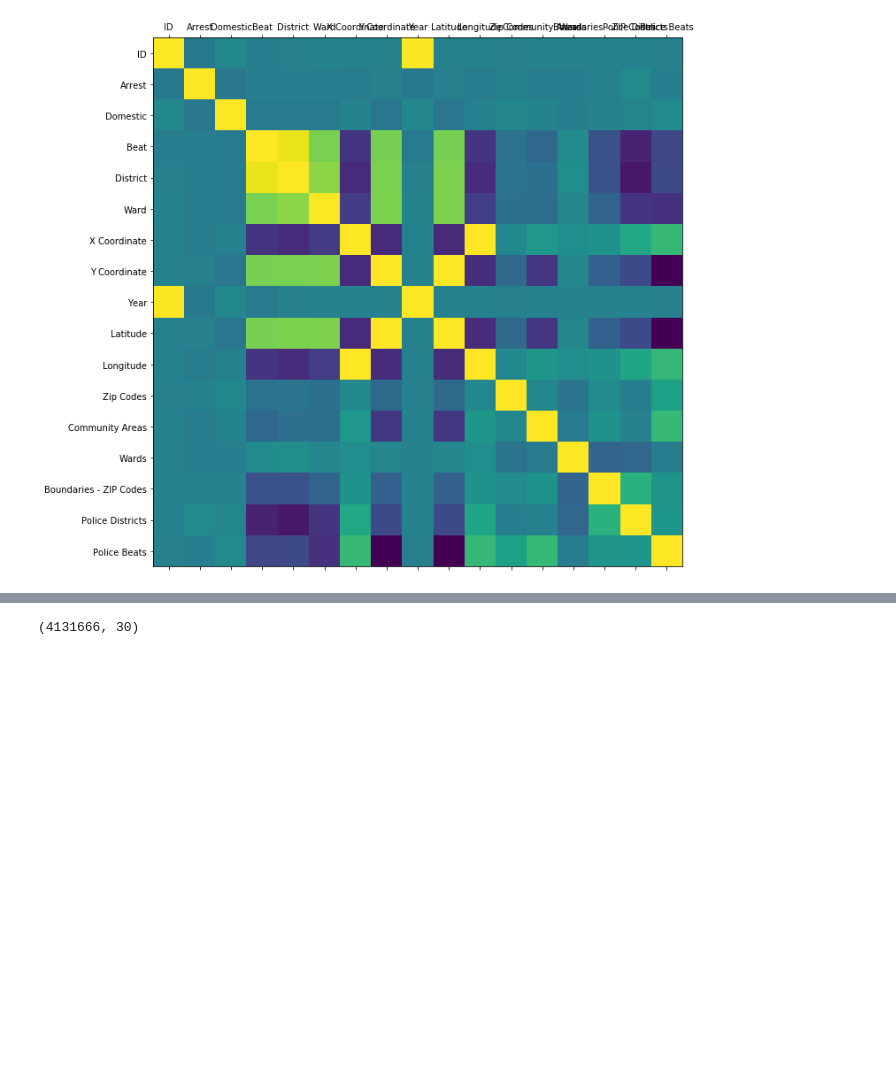
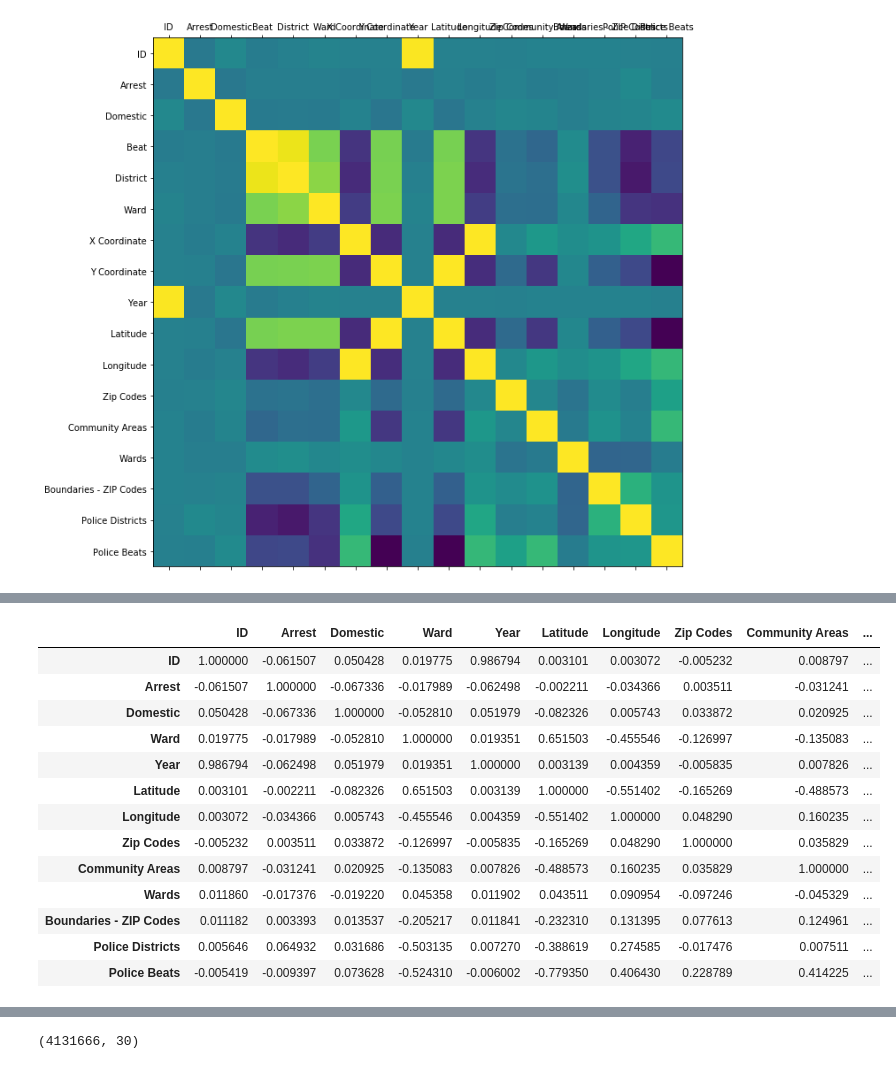
Before and after one commit to divyatv/MachineLearning_ChicagoCrime, a Jupyter notebook: divya_plots.ipynb, the cells around one changed output, grey strips where cells are left out. Cells and saved outputs as stored; diff of their text form; code cells hidden in the pictures; blank space fills up the shorter version.

```diff
--- a/divya_plots.ipynb
+++ b/divya_plots.ipynb
@@ -98,0 +105,17 @@ df.drop(['X Coordinate', 'Y Coordinate'], axis=1, inplace=True)
+# %%
+df.corr()
+# %% [output]
+|  | ID | Arrest | Domestic | Ward | Year | Latitude | Longitude | Zip Codes | Community Areas | ... |
+| ID | 1.000000 | -0.061507 | 0.050428 | 0.019775 | 0.986794 | 0.003101 | 0.003072 | -0.005232 | 0.008797 | ... |
+| Arrest | -0.061507 | 1.000000 | -0.067336 | -0.017989 | -0.062498 | -0.002211 | -0.034366 | 0.003511 | -0.031241 | ... |
+| Domestic | 0.050428 | -0.067336 | 1.000000 | -0.052810 | 0.051979 | -0.082326 | 0.005743 | 0.033872 | 0.020925 | ... |
+| Ward | 0.019775 | -0.017989 | -0.052810 | 1.000000 | 0.019351 | 0.651503 | -0.455546 | -0.126997 | -0.135083 | ... |
+| Year | 0.986794 | -0.062498 | 0.051979 | 0.019351 | 1.000000 | 0.003139 | 0.004359 | -0.005835 | 0.007826 | ... |
+| Latitude | 0.003101 | -0.002211 | -0.082326 | 0.651503 | 0.003139 | 1.000000 | -0.551402 | -0.165269 | -0.488573 | ... |
+| Longitude | 0.003072 | -0.034366 | 0.005743 | -0.455546 | 0.004359 | -0.551402 | 1.000000 | 0.048290 | 0.160235 | ... |
+| Zip Codes | -0.005232 | 0.003511 | 0.033872 | -0.126997 | -0.005835 | -0.165269 | 0.048290 | 1.000000 | 0.035829 | ... |
+| Community Areas | 0.008797 | -0.031241 | 0.020925 | -0.135083 | 0.007826 | -0.488573 | 0.160235 | 0.035829 | 1.000000 | ... |
+| Wards | 0.011860 | -0.017376 | -0.019220 | 0.045358 | 0.011902 | 0.043511 | 0.090954 | -0.097246 | -0.045329 | ... |
+| Boundaries - ZIP Codes | 0.011182 | 0.003393 | 0.013537 | -0.205217 | 0.011841 | -0.232310 | 0.131395 | 0.077613 | 0.124961 | ... |
+| Police Districts | 0.005646 | 0.064932 | 0.031686 | -0.503135 | 0.007270 | -0.388619 | 0.274585 | -0.017476 | 0.007511 | ... |
+| Police Beats | -0.005419 | -0.009397 | 0.073628 | -0.524310 | -0.006002 | -0.779350 | 0.406430 | 0.228789 | 0.414225 | ... |
```
Also changed, not shown: parts of 5 cells of this notebook.
